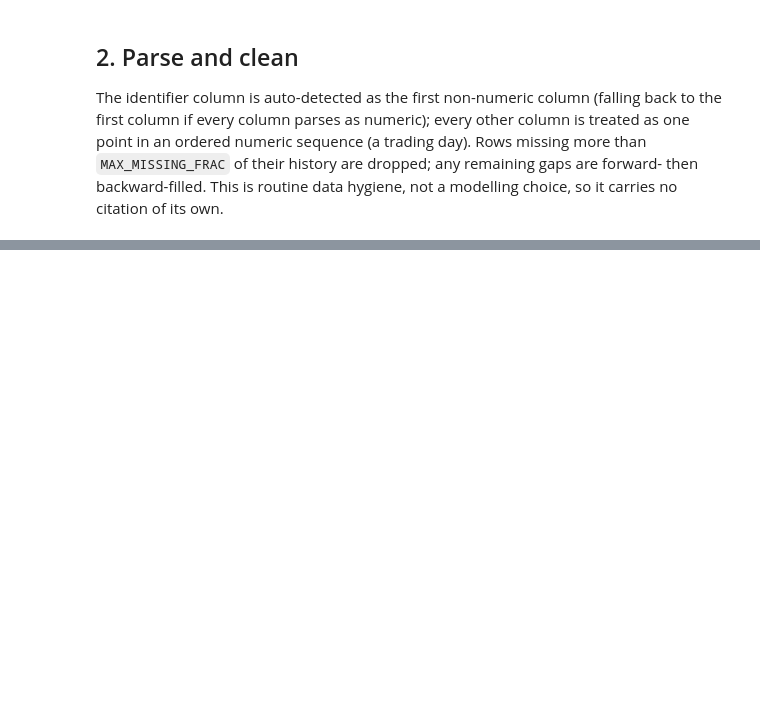
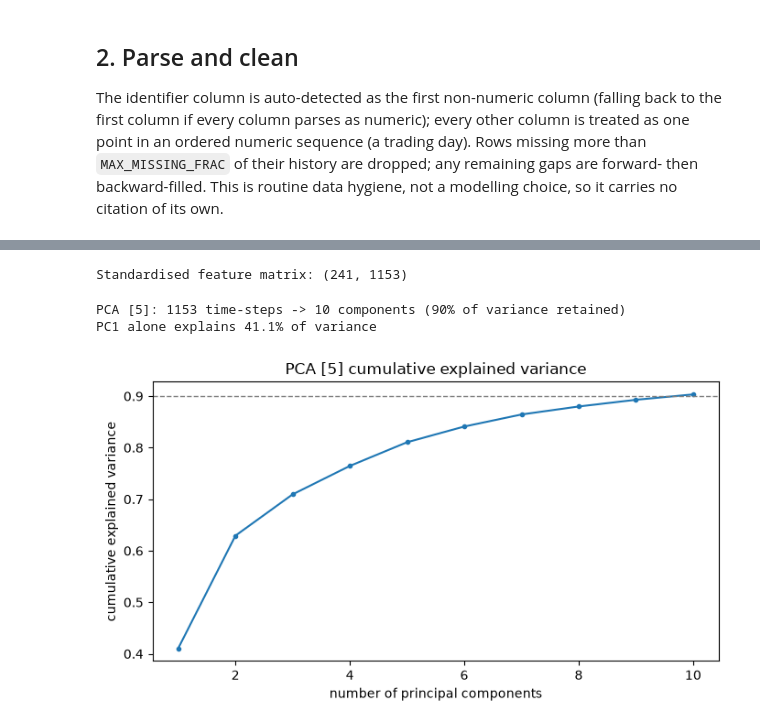
Before and after one commit to divyalakshmiram7-pixel/ERP-Unsupervised-Machine-Learning-for-Discovering-Patterns-in-Stock-Price-Movement., a Jupyter notebook: DBSCAN_colab.ipynb, the cells around one changed output, grey strips where cells are left out. Drawn from its saved outputs; the diff is of its cells as text; code cells hidden in the pictures; blank space fills up the shorter version.

```diff
--- a/DBSCAN_colab.ipynb
+++ b/DBSCAN_colab.ipynb
@@ -648,0 +154,30 @@ plt.show()
+# %%
+scaler = StandardScaler()
+X_scaled = scaler.fit_transform(X_raw)
+
+print(f"Standardised feature matrix: {X_scaled.shape}")
+# %% [output]
+Standardised feature matrix: (241, 1153)
+# %%
+VARIANCE_TARGET = 0.90
+
+pca = PCA(n_components=VARIANCE_TARGET, random_state=RANDOM_STATE)
+X_pca = pca.fit_transform(X_scaled)
+
+print(f"PCA [5]: {X_scaled.shape[1]} time-steps -> {X_pca.shape[1]} components "
+      f"({VARIANCE_TARGET:.0%} of variance retained)")
+print(f"PC1 alone explains {pca.explained_variance_ratio_[0]*100:.1f}% of variance")
+
+fig, ax = plt.subplots(figsize=(7, 4))
+cum_var = np.cumsum(pca.explained_variance_ratio_)
+ax.plot(np.arange(1, len(cum_var) + 1), cum_var, marker="o", ms=3)
+ax.axhline(VARIANCE_TARGET, color="gray", ls="--", lw=1)
+ax.set_xlabel("number of principal components")
+ax.set_ylabel("cumulative explained variance")
+ax.set_title("PCA [5] cumulative explained variance")
+plt.tight_layout()
+plt.show()
+# %% [output]
+PCA [5]: 1153 time-steps -> 10 components (90% of variance retained)
+PC1 alone explains 41.1% of variance
+[figure, added]
```
Also changed, not shown: parts of 44 cells of this notebook.
